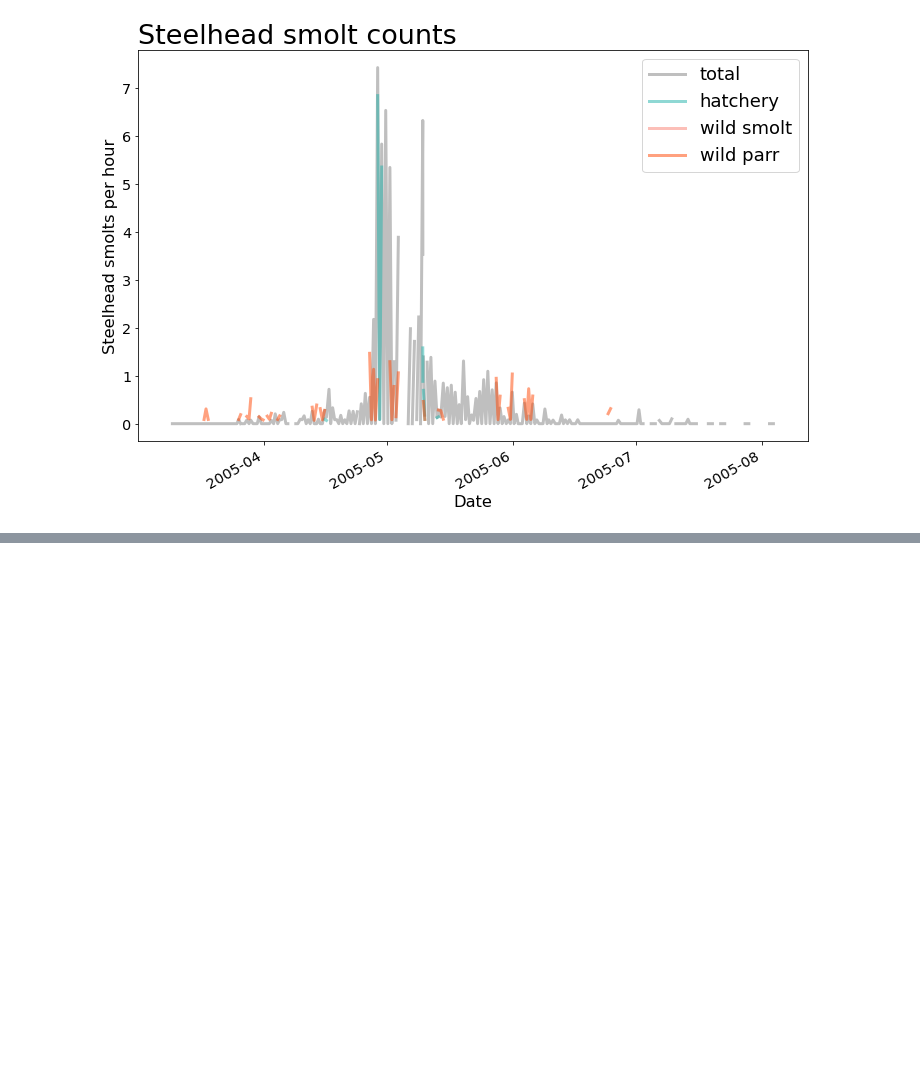
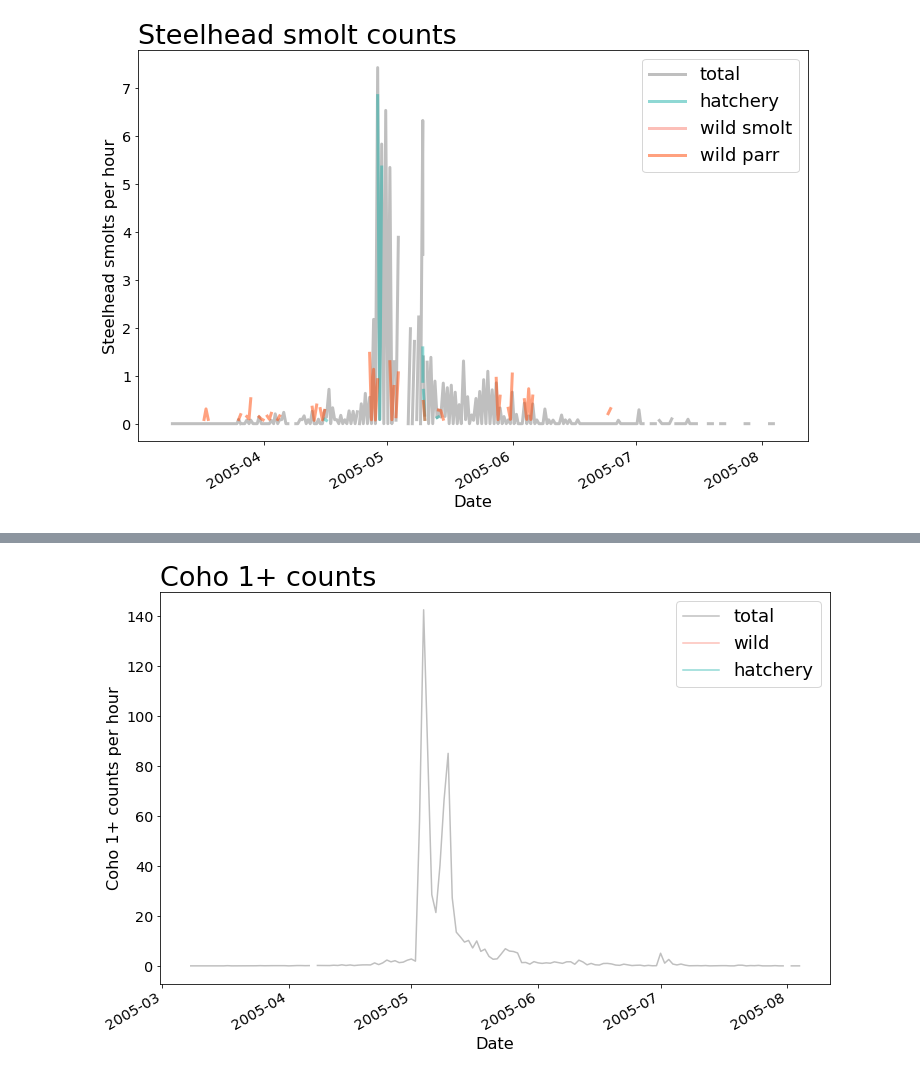
Before and after one commit to maria-kuruvilla/pied_piper, a Jupyter notebook: dungeness_2005-2014.ipynb, the cells around one changed output, grey strips where cells are left out. Cells and saved outputs as stored; diff of their text form; code cells hidden in the pictures; blank space fills up the shorter version.

```diff
--- a/dungeness_2005-2014.ipynb
+++ b/dungeness_2005-2014.ipynb
@@ -255,0 +261,32 @@ Name: Down, Length: 313, dtype: object
+# %%
+#Coho
+groupedby_dates_2005['coho1_perhour'] = groupedby_dates_2005['Coho 1+']/groupedby_dates_2005['In']
+groupedby_dates_2005['Coho 1+ UC mark Wild per hour'] = groupedby_dates_2005['Coho 1+ UC mark Wild']/df_2005['In']
+groupedby_dates_2005['Coho 1+ LC mark Wild per hour'] = groupedby_dates_2005['Coho 1+ LC mark Wild']/df_2005['In']
+groupedby_dates_2005['coho1_wild_perhour'] = groupedby_dates_2005['Coho 1+ UC mark Wild per hour'] + groupedby_dates_2005['Coho 1+ LC mark Wild per hour']
+
+#something is wrong!!
+groupedby_dates_2005['Coho 1+ Hatchery ad-mark per hour'] = groupedby_dates_2005['Coho 1+ Hatchery ad-mark']/df_2005['In']
+groupedby_dates_2005['Coho 1+ hatchery CWT not ad-marked per hour'] = groupedby_dates_2005['Coho 1+ hatchery CWT not ad-marked']/df_2005['In']
+groupedby_dates_2005['coho1_hatchery_perhour'] = groupedby_dates_2005['Coho 1+ Hatchery ad-mark per hour'] + groupedby_dates_2005['Coho 1+ hatchery CWT not ad-marked per hour']
+
+plt.close('all') # always start by cleaning up
+fig = plt.figure(figsize=(12,8))
+
+ax1 = fig.add_subplot(111)
+ax1.plot(groupedby_dates_2005.index, groupedby_dates_2005['coho1_perhour'], color = 'gray', label = 'total', alpha = 0.5)
+
+ax1.plot(groupedby_dates_2005.index, groupedby_dates_2005['coho1_wild_perhour'], color = 'salmon', label = 'wild', alpha = 0.5)
+
+ax1.plot(groupedby_dates_2005.index, groupedby_dates_2005['coho1_hatchery_perhour'], color = 'lightseagreen', label = 'hatchery', alpha = 0.5)
+
+plt.gcf().autofmt_xdate()
+plt.xlabel('Date', size = 0.9*fs)
+plt.ylabel('Coho 1+ counts per hour', size = 0.9*fs)
+ax1.tick_params(labelsize=.8*fs)
+ax1.set_title('Coho 1+ counts', loc='left', fontsize = fs*1.5)
+plt.legend(fontsize=fs, loc='upper right', title = '')
+
+plt.show()
+# %% [output]
+[figure, added]
```
Also changed, not shown: parts of 9 cells of this notebook.
